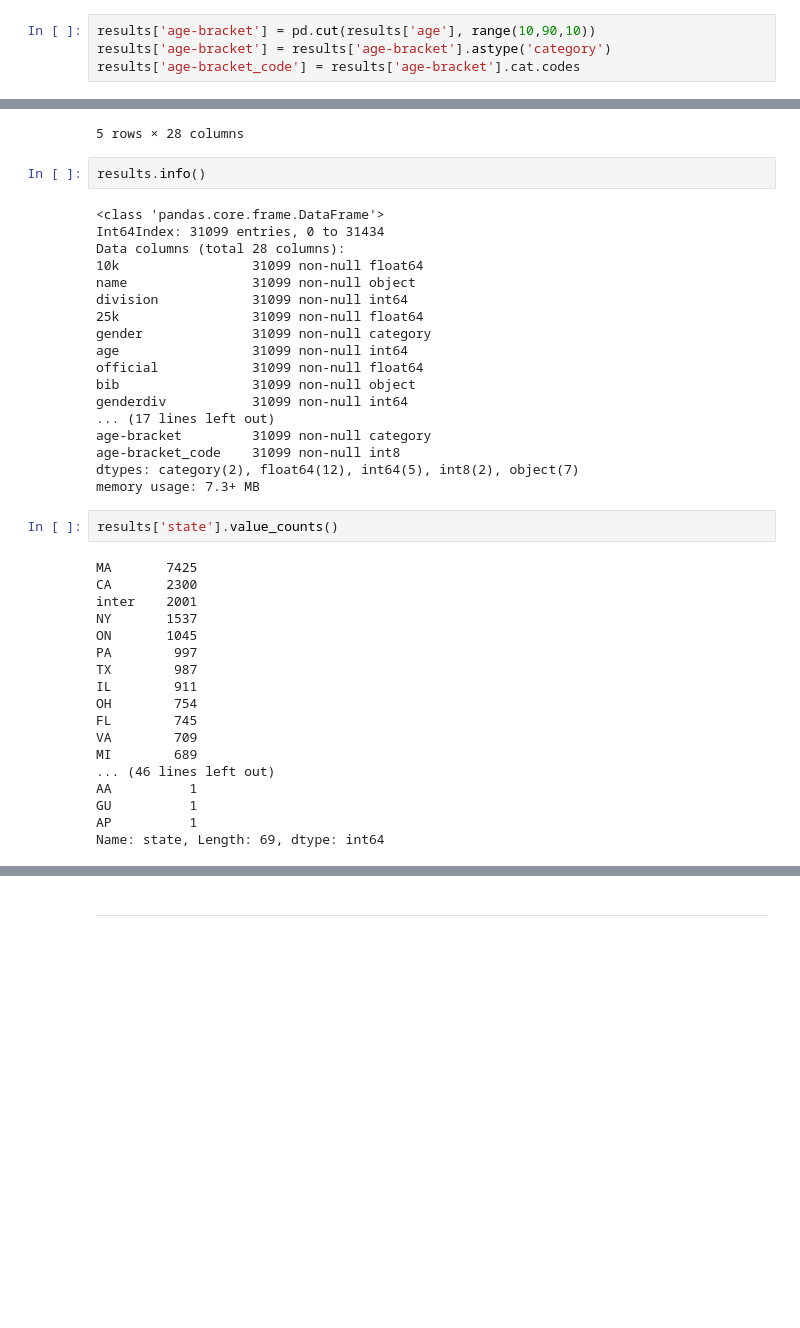
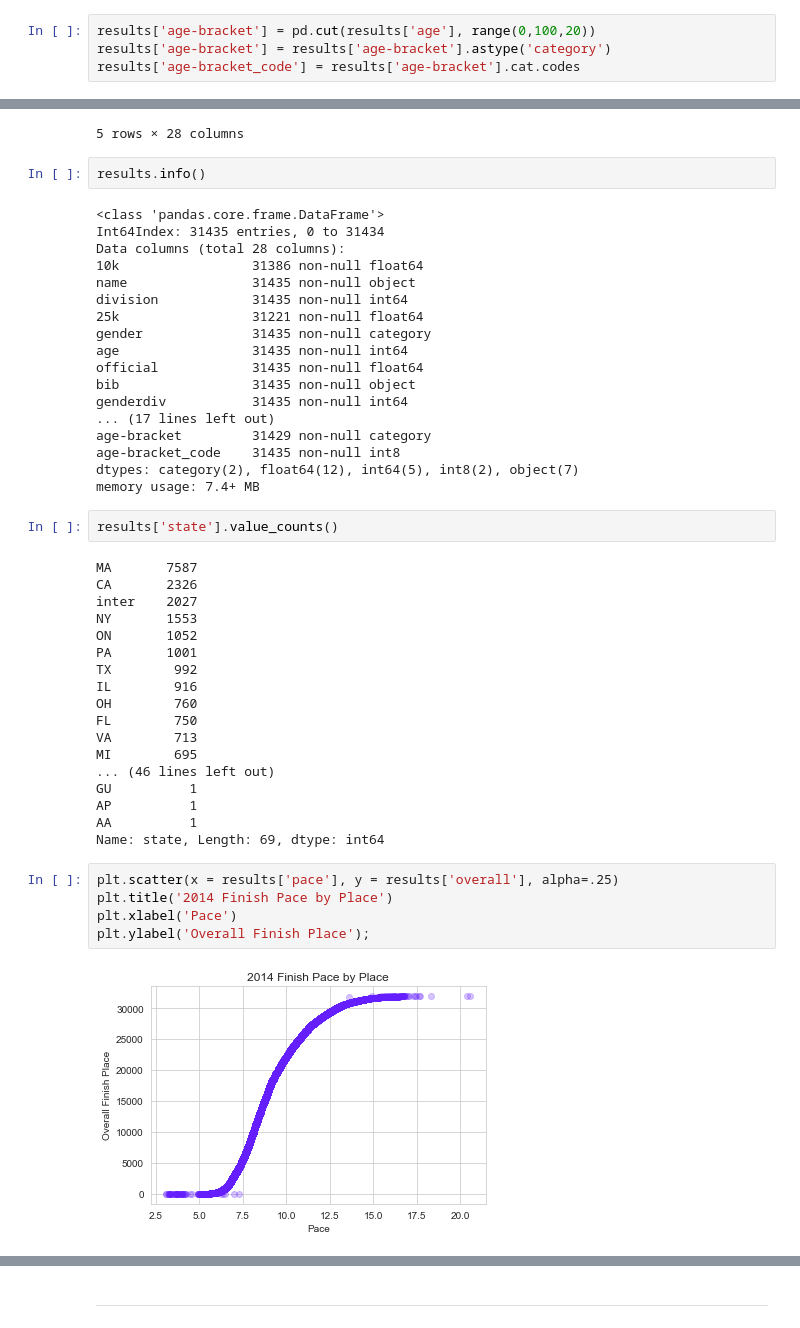
Before and after one commit to tcbriggs981/thinkful-unit-04, a Jupyter notebook: thinkful-040205-marathon_times - v2.ipynb, the cells around one changed output, grey strips where cells are left out. Saved outputs shown, nothing was run; the diff lists cells and outputs as text; blank space fills up the shorter version.

```diff
--- a/thinkful-040205-marathon_times - v2.ipynb
+++ b/thinkful-040205-marathon_times - v2.ipynb
@@ -268,7 +280,7 @@ results.age.max()
 # %% [output]
 81
 # %%
-results['age-bracket'] = pd.cut(results['age'], range(10,90,10))
+results['age-bracket'] = pd.cut(results['age'], range(0,100,20))
 results['age-bracket'] = results['age-bracket'].astype('category')
 results['age-bracket_code'] = results['age-bracket'].cat.codes
 # %%
@@ -294,39 +314,46 @@ results.head()
 results.info()
 # %% [output]
 <class 'pandas.core.frame.DataFrame'>
-Int64Index: 31099 entries, 0 to 31434
+Int64Index: 31435 entries, 0 to 31434
 Data columns (total 28 columns):
-10k                 31099 non-null float64
-name                31099 non-null object
-division            31099 non-null int64
-25k                 31099 non-null float64
-gender              31099 non-null category
-age                 31099 non-null int64
-official            31099 non-null float64
-bib                 31099 non-null object
-genderdiv           31099 non-null int64
+10k                 31386 non-null float64
+name                31435 non-null object
+division            31435 non-null int64
+25k                 31221 non-null float64
+gender              31435 non-null category
+age                 31435 non-null int64
+official            31435 non-null float64
+bib                 31435 non-null object
+genderdiv           31435 non-null int64
 ... (17 lines left out)
-age-bracket         31099 non-null category
-age-bracket_code    31099 non-null int8
+age-bracket         31429 non-null category
+age-bracket_code    31435 non-null int8
 dtypes: category(2), float64(12), int64(5), int8(2), object(7)
-memory usage: 7.3+ MB
+memory usage: 7.4+ MB
 # %%
 results['state'].value_counts()
 # %% [output]
-MA       7425
-CA       2300
-inter    2001
-NY       1537
-ON       1045
-PA        997
-TX        987
-IL        911
-OH        754
-FL        745
-VA        709
-MI        689
+MA       7587
+CA       2326
+inter    2027
+NY       1553
+ON       1052
+PA       1001
+TX        992
+IL        916
+OH        760
+FL        750
+VA        713
+MI        695
 ... (46 lines left out)
-AA          1
 GU          1
 AP          1
+AA          1
 Name: state, Length: 69, dtype: int64
+# %%
+plt.scatter(x = results['pace'], y = results['overall'], alpha=.25)
+plt.title('2014 Finish Pace by Place')
+plt.xlabel('Pace')
+plt.ylabel('Overall Finish Place');
+# %% [output]
+[figure, added]
```
Also changed, not shown: parts of 35 cells of this notebook.
